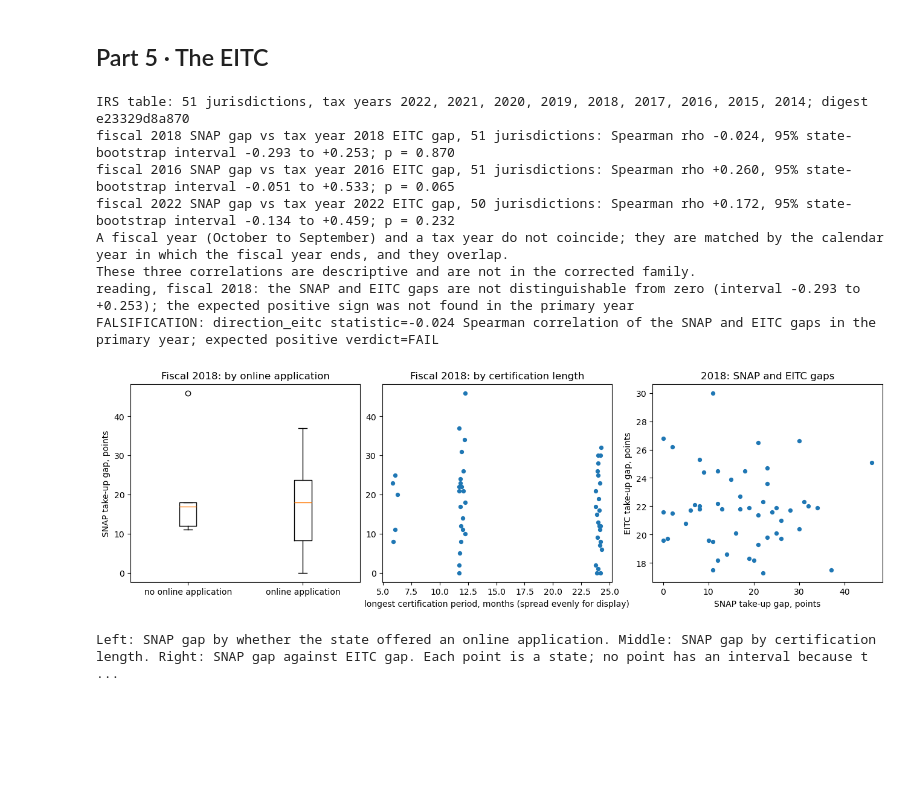
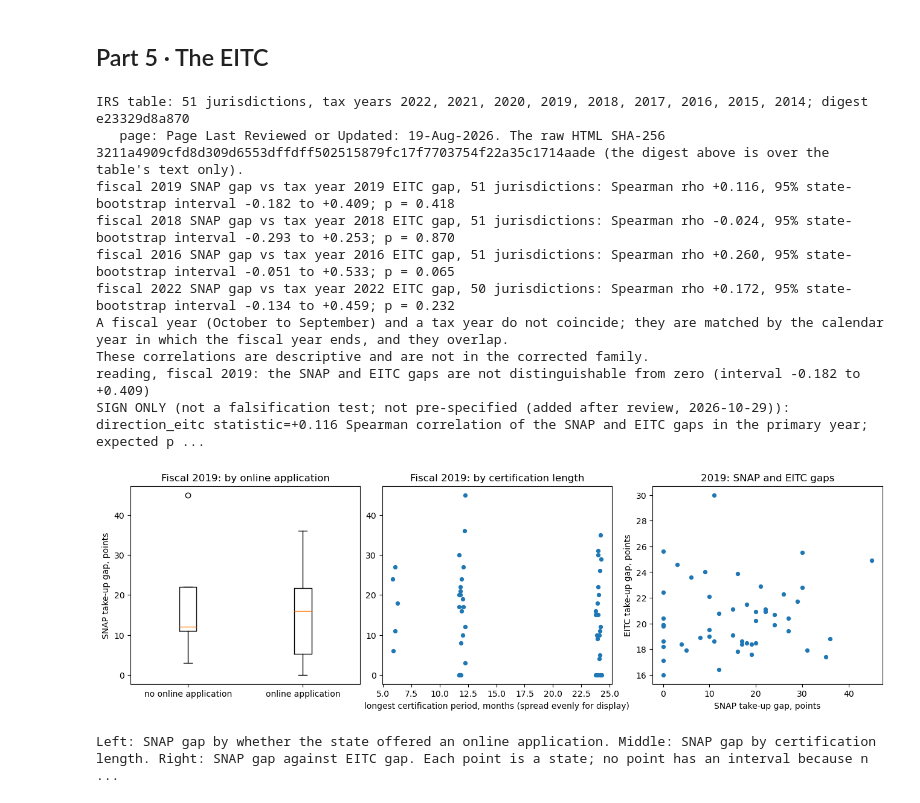
Before and after one commit to KhipuResearch/telosyn-notebooks-for-policy-analysis, a Jupyter notebook: projects/14-implementation/I01_benefit_take_up_administrative_burden/I01_benefit_take_up_administrative_burden.ipynb, the cells around one changed output. Cells and saved outputs as stored; diff of their text form; code cells hidden in the pictures; blank space fills up the shorter version.

```diff
--- a/projects/14-implementation/I01_benefit_take_up_administrative_burden/I01_benefit_take_up_administrative_burden.ipynb
+++ b/projects/14-implementation/I01_benefit_take_up_administrative_burden/I01_benefit_take_up_administrative_burden.ipynb
@@ -281,0 +379,38 @@ values are read by label. The edition's "as of" date is read from its text and t
+# %%
+"""Download the four editions, read their 'as of' dates, and print the pairing for every fiscal year."""
+EPAGES, ASOF = {}, {}
+MONTHS = {m: i + 1 for i, m in enumerate(["january", "february", "march", "april", "may", "june", "july", "august", "september", "october", "november", "december"])}
+for ed, path in EDITION_FILES.items():
+    body, prov = fetch_fns_pdf(path=path, vintage=f"State Options Report, {ed} edition")
+    BODY[path] = body
+    prov.with_pap_chain(PLAN, *AMEND).write(NB_DIR / "provenance" / f"i01_fns_options_{ed}.json")
+    EPAGES[ed] = [p.extract_text() or "" for p in PdfReader(io.BytesIO(body)).pages]
+    head = " ".join(" ".join(EPAGES[ed][:8]).split())
+    found = [(m.group(0), MONTHS[m.group(1).lower()], int(m.group(2)), int(m.group(3)))
+             for m in re.finditer(r"as\s*of\s*([A-Za-z]+)\s*(\d{1,2}),\s*(\d{4})", head, re.I) if m.group(1).lower() in MONTHS]
+    if not found:
+        stop(f"{ed} edition: no 'as of' date in the first pages")
+    ASOF[ed] = found[0]
+    print(f"{ed} edition ({len(EPAGES[ed])} pages, digest {prov.content_sha256[:12]}): 'as of' matches in the first pages {[f[0] for f in found]}; the first is used: {found[0][1]}/{found[0][3]}")
+    for note in prov.notes:
+        if note.startswith(("Last-Modified", "No Last-Modified", "PDF ", "No PDF")):
+            print(f"   publisher: {note}")
+
+
+def months_between(a, b):
+    return abs((a[0] * 12 + a[1]) - (b[0] * 12 + b[1]))
+
+
+print("\npairing by distance (plan section 4): each fiscal year starts on 1 October of the year before")
+PAIR = {}
+for fy in (2016, 2017, 2018, 2019, 2022):
+    dist = {ed: months_between((fy - 1, 10), (ASOF[ed][3], ASOF[ed][1])) for ed in ASOF}
+    best = min(dist.values())
+    nearest = [ed for ed, d in dist.items() if d == best]
+    ok = best <= MAX_MONTHS_APART and len(nearest) == 1
+    PAIR[fy] = nearest[0] if ok else None
+    print(f"fiscal {fy}: nearest {'/'.join(nearest)} edition at {best} months" + (" (tie)" if len(nearest) > 1 else "") + ("" if best <= MAX_MONTHS_APART else f"; beyond {MAX_MONTHS_APART} months, no pairing") + f"; all distances {dist}")
+for fy, ed in USED.items():
+    if PAIR[fy] != ed:
+        stop(f"fiscal {fy}: the plan's rule pairs it with {PAIR[fy]}, not the {ed} edition amendment 3 names")
+print(f"\nthe pairings for fiscal {PRIMARY}, {REPLICATIONS[0]} and {REPLICATIONS[1]} agree with amendment 3. Fiscal 2017 is equidistant from two editions and no ruling names it, so it is not used for the options test.")
@@ -440,10 +773,13 @@ eitc, eprov = fetch_irs_eitc_participation()
 eprov.with_pap_chain(PLAN, *AMEND).write(NB_DIR / "provenance" / "i01_irs_eitc_participation.json")
 eitc = eitc[~eitc["state"].str.startswith("National")].set_index("state")
 if set(eitc.index) != set(jur):
-    raise SystemExit("IRS table does not name exactly the 51 jurisdictions")
+    stop("IRS table does not name exactly the 51 jurisdictions")
 print(f"IRS table: {len(eitc)} jurisdictions, tax years {', '.join(c.split()[-1] for c in eitc.columns)}; digest {eprov.content_sha256[:12]}")
+for note in eprov.notes:
+    if note.startswith(("Page Last Reviewed", "The page printed no")):
+        print("   page:", note)
 eres = {}
-for fy in (PRIMARY, REPLICATION, LATEST):
+for fy in (PRIMARY, *REPLICATIONS, LATEST):
     eg = (100.0 - eitc[f"Tax year {fy}"]).rename("eitc_gap")
     d = pd.concat([gap[fy].rename("snap_gap"), eg], axis=1, join="inner").dropna()
     rho, pv = stats.spearmanr(d["snap_gap"], d["eitc_gap"])
@@ -452,31 +788,33 @@ for fy in (PRIMARY, REPLICATION, LATEST):
     eres[fy] = (float(rho), float(lo), float(hi), float(pv), len(d))
     print(f"fiscal {fy} SNAP gap vs tax year {fy} EITC gap, {len(d)} jurisdictions: Spearman rho {rho:+.3f}, 95% state-bootstrap interval {lo:+.3f} to {hi:+.3f}; p = {pv:.3f}")
 print("A fiscal year (October to September) and a tax year do not coincide; they are matched by the calendar year in which the fiscal year ends, and they overlap.")
-print("These three correlations are descriptive and are not in the corrected family.")
-exp_ok = eres[PRIMARY][0] > 0
+print("These correlations are descriptive and are not in the corrected family.")
 lo_e, hi_e = eres[PRIMARY][1], eres[PRIMARY][2]
-print(f"reading, fiscal {PRIMARY}: the SNAP and EITC gaps are " + ("positively correlated, as expected" if lo_e > 0 else f"not distinguishable from zero (interval {lo_e:+.3f} to {hi_e:+.3f}); the expected positive sign was not found in the primary year"))
-print(f"FALSIFICATION: direction_eitc statistic={eres[PRIMARY][0]:+.3f} Spearman correlation of the SNAP and EITC gaps in the primary year; expected positive verdict={'PASS' if exp_ok else 'FAIL'}")
+print(f"reading, fiscal {PRIMARY}: the SNAP and EITC gaps are " + (f"positively correlated, interval {lo_e:+.3f} to {hi_e:+.3f}" if lo_e > 0 else f"not distinguishable from zero (interval {lo_e:+.3f} to {hi_e:+.3f})"))
+print(f"SIGN ONLY (not a falsification test; {ADDED}): direction_eitc statistic={eres[PRIMARY][0]:+.3f} Spearman correlation of the SNAP and EITC gaps in the primary year; expected positive; {'sign as expected' if eres[PRIMARY][0] > 0 else 'sign opposite'}; interval {lo_e:+.3f} to {hi_e:+.3f}, {'excludes zero' if lo_e > 0 or hi_e < 0 else 'not distinguishable from zero'}")
 # %% [output]
 IRS table: 51 jurisdictions, tax years 2022, 2021, 2020, 2019, 2018, 2017, 2016, 2015, 2014; digest e23329d8a870
+   page: Page Last Reviewed or Updated: 19-Aug-2026. The raw HTML SHA-256 3211a4909cfd8d309d6553dffdff502515879fc17f7703754f22a35c1714aade (the digest above is over the table's text only).
+fiscal 2019 SNAP gap vs tax year 2019 EITC gap, 51 jurisdictions: Spearman rho +0.116, 95% state-bootstrap interval -0.182 to +0.409; p = 0.418
 fiscal 2018 SNAP gap vs tax year 2018 EITC gap, 51 jurisdictions: Spearman rho -0.024, 95% state-bootstrap interval -0.293 to +0.253; p = 0.870
 fiscal 2016 SNAP gap vs tax year 2016 EITC gap, 51 jurisdictions: Spearman rho +0.260, 95% state-bootstrap interval -0.051 to +0.533; p = 0.065
 fiscal 2022 SNAP gap vs tax year 2022 EITC gap, 50 jurisdictions: Spearman rho +0.172, 95% state-bootstrap interval -0.134 to +0.459; p = 0.232
 A fiscal year (October to September) and a tax year do not coincide; they are matched by the calendar year in which the fiscal year ends, and they overlap.
-These three correlations are descriptive and are not in the corrected family.
-reading, fiscal 2018: the SNAP and EITC gaps are not distinguishable from zero (interval -0.293 to +0.253); the expected positive sign was not found in the primary year
-FALSIFICATION: direction_eitc statistic=-0.024 Spearman correlation of the SNAP and EITC gaps in the primary year; expected positive verdict=FAIL
+These correlations are descriptive and are not in the corrected family.
+reading, fiscal 2019: the SNAP and EITC gaps are not distinguishable from zero (interval -0.182 to +0.409)
+SIGN ONLY (not a falsification test; not pre-specified (added after review, 2026-10-29)): direction_eitc statistic=+0.116 Spearman correlation of the SNAP and EITC gaps in the primary year; expected p ...
 # %%
 fig, axes = plt.subplots(1, 3, figsize=(13, 4), constrained_layout=True)
-d = pd.concat([gap[PRIMARY].rename("gap"), feat[PRIMARY][["online", "months"]]], axis=1)
-axes[0].boxplot([d.loc[d["online"] == 0, "gap"], d.loc[d["online"] == 1, "gap"]], tick_labels=["no online application", "online application"])
+d = pd.concat([gap[PRIMARY].rename("gap"), feat[USED[PRIMARY]][["online", "months"]]], axis=1)
+axes[0].boxplot([d.loc[d["online"] == 0, "gap"], d.loc[d["online"] == 1, "gap"]])
+axes[0].set_xticklabels(["no online application", "online application"])
 axes[0].set_ylabel("SNAP take-up gap, points"); axes[0].set_title(f"Fiscal {PRIMARY}: by online application")
 axes[1].scatter(d["months"] + ((np.arange(len(d)) * 0.618034) % 1.0 - 0.5) * 0.6, d["gap"], s=18)
 axes[1].set_xlabel("longest certification period, months (spread evenly for display)"); axes[1].set_title(f"Fiscal {PRIMARY}: by certification length")
 e = pd.concat([gap[PRIMARY].rename("snap"), (100 - eitc[f"Tax year {PRIMARY}"]).rename("eitc")], axis=1)
 axes[2].scatter(e["snap"], e["eitc"], s=18); axes[2].set_xlabel("SNAP take-up gap, points"); axes[2].set_ylabel("EITC take-up gap, points"); axes[2].set_title(f"{PRIMARY}: SNAP and EITC gaps")
 plt.show()
-print("Left: SNAP gap by whether the state offered an online application. Middle: SNAP gap by certification length. Right: SNAP gap against EITC gap. Each point is a state; no point has an interval because the reports print none.")
+print("Left: SNAP gap by whether the state offered an online application. Middle: SNAP gap by certification length. Right: SNAP gap against EITC gap. Each point is a state; no point has an interval because none is carried.")
 # %% [output]
-[figure, old version]
+[figure, new version]
-Left: SNAP gap by whether the state offered an online application. Middle: SNAP gap by certification length. Right: SNAP gap against EITC gap. Each point is a state; no point has an interval because t ...
+Left: SNAP gap by whether the state offered an online application. Middle: SNAP gap by certification length. Right: SNAP gap against EITC gap. Each point is a state; no point has an interval because n ...
```
Also changed, not shown: parts of 36 cells of this notebook, 13 other files.
